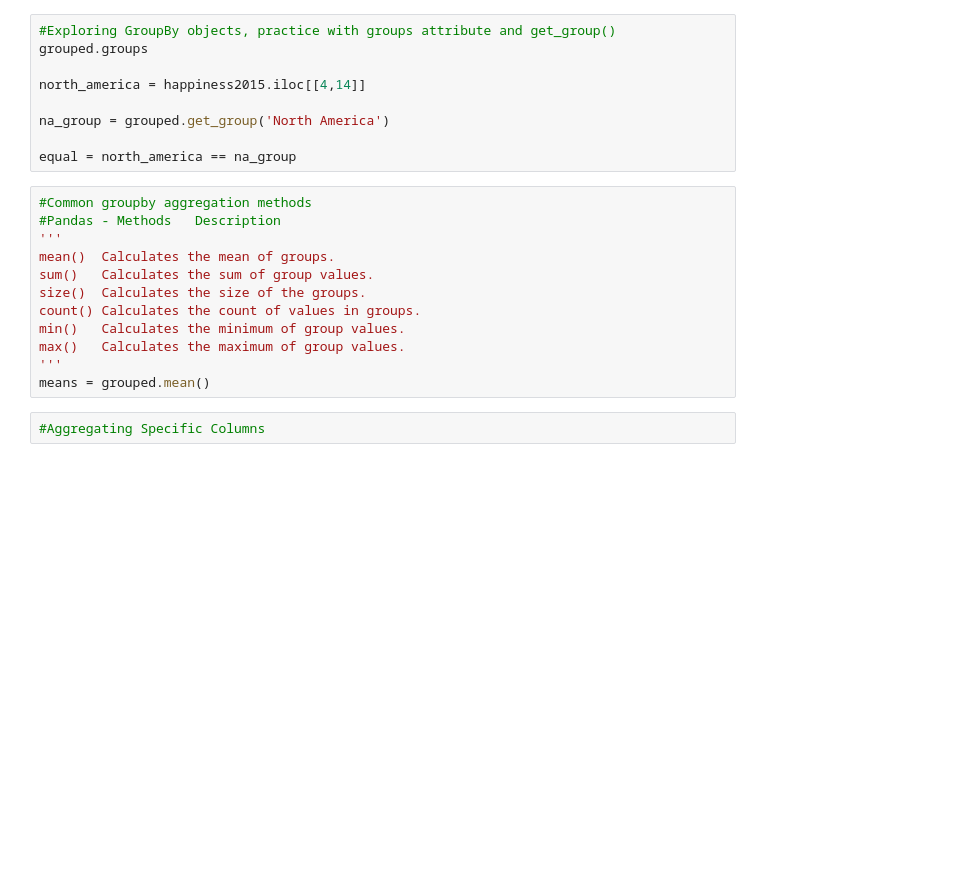
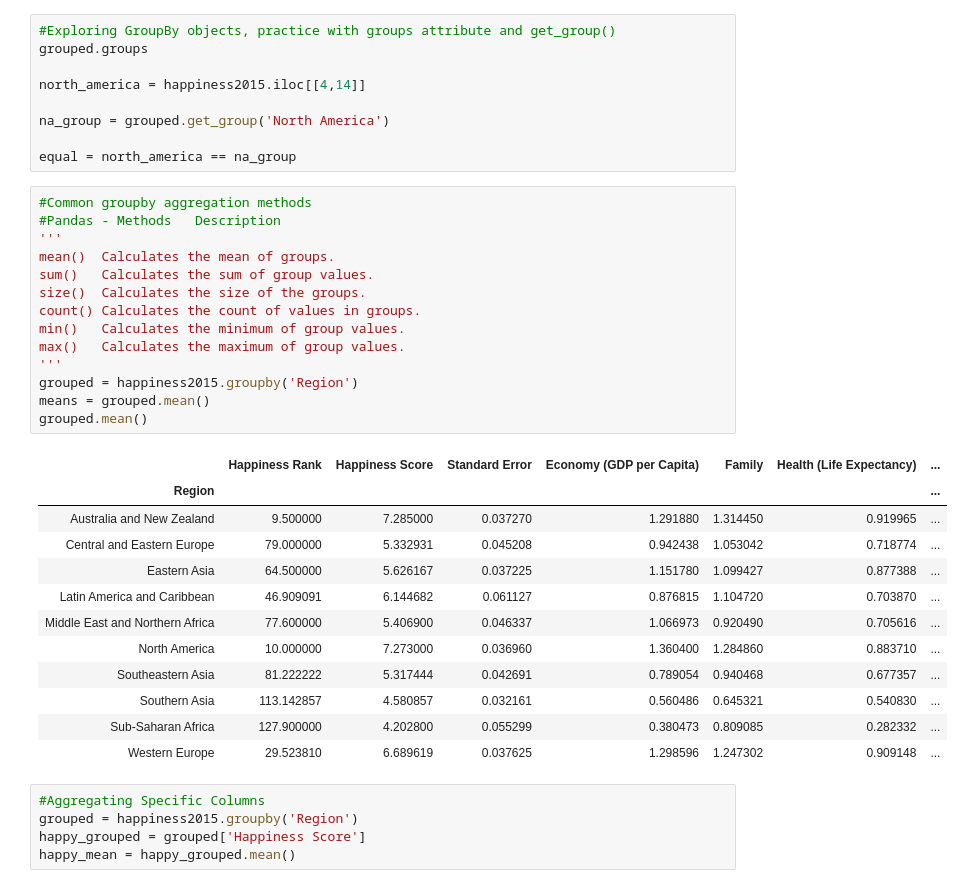
Before and after one commit to Ajat98/DataQuest.io, a Jupyter notebook: Data Aggregation/aggregation.ipynb, the cells around one changed output. Saved outputs shown, nothing was run; the diff lists cells and outputs as text; blank space fills up the shorter version.

```diff
--- a/Data Aggregation/aggregation.ipynb
+++ b/Data Aggregation/aggregation.ipynb
@@ -69,14 +69,32 @@ equal = north_america == na_group
 # %%
 #Common groupby aggregation methods
 #Pandas - Methods	Description
 '''
 mean()	Calculates the mean of groups.
 sum()	Calculates the sum of group values.
 size()	Calculates the size of the groups.
 count()	Calculates the count of values in groups.
 min()	Calculates the minimum of group values.
 max()	Calculates the maximum of group values.
 '''
+grouped = happiness2015.groupby('Region')
 means = grouped.mean()
+grouped.mean()
+# %% [output]
+|  | Happiness Rank | Happiness Score | Standard Error | Economy (GDP per Capita) | Family | Health (Life Expectancy) | ... |
+| Region |  |  |  |  |  |  | ... |
+| Australia and New Zealand | 9.500000 | 7.285000 | 0.037270 | 1.291880 | 1.314450 | 0.919965 | ... |
+| Central and Eastern Europe | 79.000000 | 5.332931 | 0.045208 | 0.942438 | 1.053042 | 0.718774 | ... |
+| Eastern Asia | 64.500000 | 5.626167 | 0.037225 | 1.151780 | 1.099427 | 0.877388 | ... |
+| Latin America and Caribbean | 46.909091 | 6.144682 | 0.061127 | 0.876815 | 1.104720 | 0.703870 | ... |
+| Middle East and Northern Africa | 77.600000 | 5.406900 | 0.046337 | 1.066973 | 0.920490 | 0.705616 | ... |
+| North America | 10.000000 | 7.273000 | 0.036960 | 1.360400 | 1.284860 | 0.883710 | ... |
+| Southeastern Asia | 81.222222 | 5.317444 | 0.042691 | 0.789054 | 0.940468 | 0.677357 | ... |
+| Southern Asia | 113.142857 | 4.580857 | 0.032161 | 0.560486 | 0.645321 | 0.540830 | ... |
+| Sub-Saharan Africa | 127.900000 | 4.202800 | 0.055299 | 0.380473 | 0.809085 | 0.282332 | ... |
+| Western Europe | 29.523810 | 6.689619 | 0.037625 | 1.298596 | 1.247302 | 0.909148 | ... |
-# %%
-#Aggregating Specific Columns
+# %%
+#Aggregating Specific Columns
+grouped = happiness2015.groupby('Region')
+happy_grouped = grouped['Happiness Score']
+happy_mean = happy_grouped.mean()
```
Also changed, not shown: parts of 7 cells of this notebook, 1 other file.
